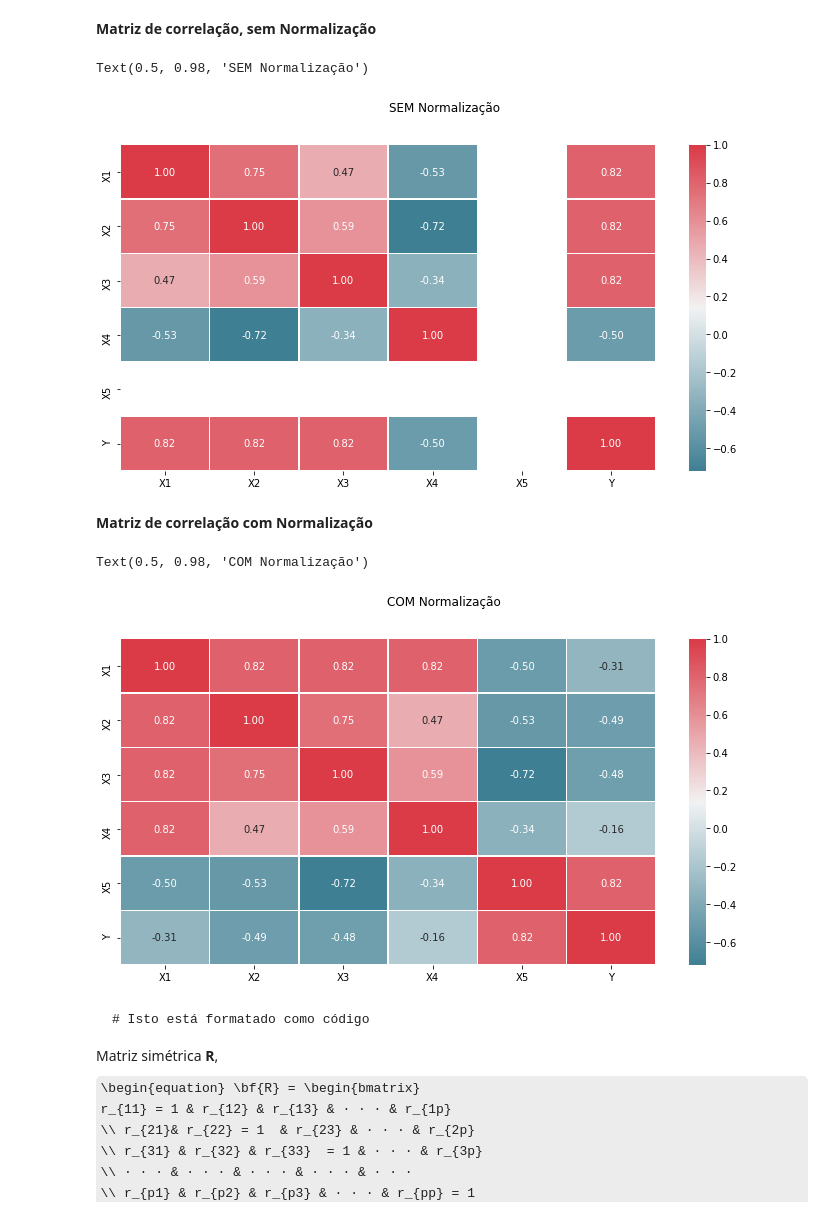
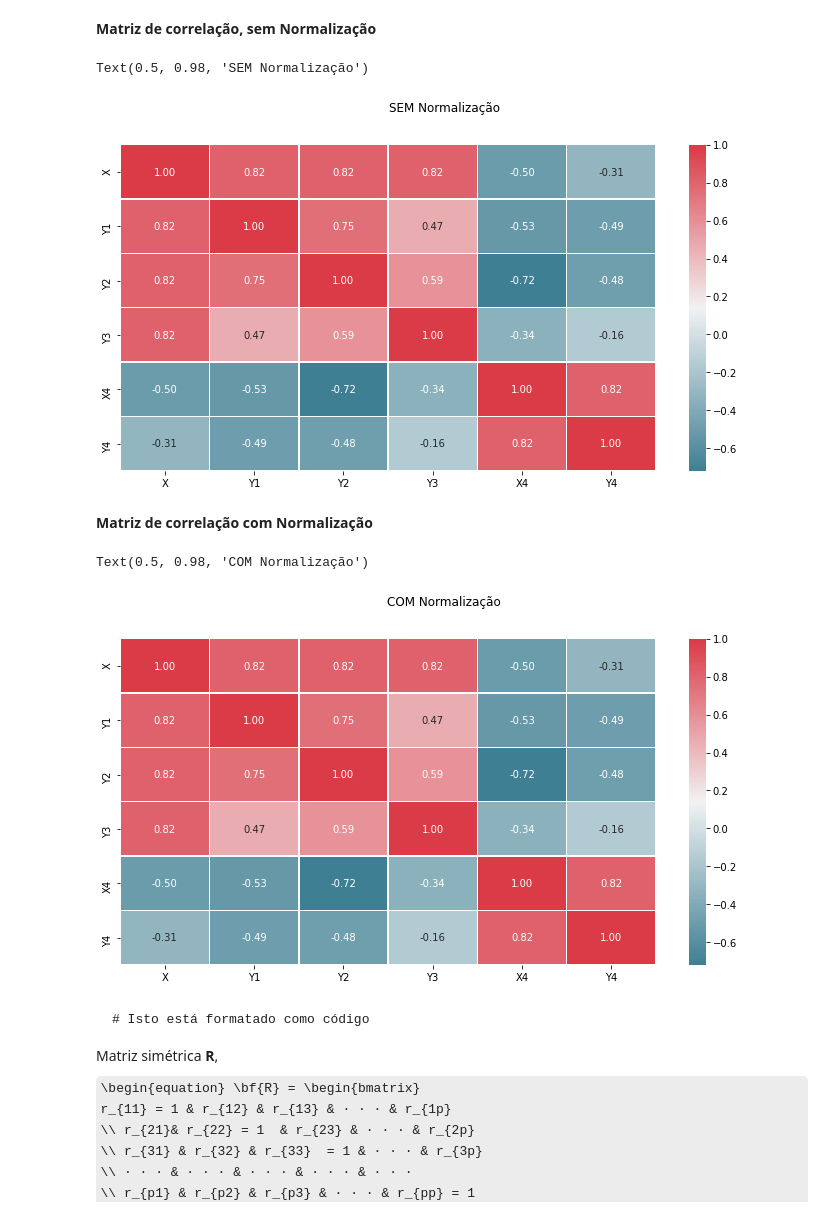
Before and after one commit to luizleroy/predictive_analytics, a Jupyter notebook: new.ipynb, the cells around one changed output. Cells and saved outputs as stored; diff of their text form; code cells hidden in the pictures; some formulas as TeX source.

Commit message:
Versão com matrizes de correlação. Apresentar para G. Gusmão...

```diff
--- a/new.ipynb
+++ b/new.ipynb
@@ -81,10 +81,10 @@ Y3 = output_data[22:33].values
 X4 = input_data[33:44].values
 Y4 = output_data[33:44].values
 ascombe = {
-            "Y": X1,
-            "X1":Y1,
-            "X2":Y2,
-            "X3":Y3,
+            "X": X1,
+            "Y1":Y1,
+            "Y2":Y2,
+            "Y3":Y3,
             "X4":X4,
             "Y4":Y4,
 }
@@ -120,29 +120,29 @@ data_para_treinamento_ascombe.describe()
 # %% [markdown]
 **Matriz de correlação, sem Normalização**
 # %%
-df = pd.DataFrame(data_para_treinamento_ascombe,columns=['X1','X2','X3','X4','X5', 'Y'])
+df = pd.DataFrame(data_para_treinamento_ascombe,columns=['X','Y1','Y2', 'Y3', 'X4', 'Y4'])
 corrMatrix = df.corr()
-cmap = sn.diverging_palette(220,10,as_cmap=True)
+cmap = sns.diverging_palette(220,10,as_cmap=True)
 fig, ax = plt.subplots(figsize=(12,6))
-sn.heatmap(corrMatrix,annot=True,linewidths=0.5,ax=ax,fmt='.2f',cmap=cmap)
+sns.heatmap(corrMatrix,annot=True,linewidths=0.5,ax=ax,fmt='.2f',cmap=cmap)
 fig.suptitle("SEM Normalização")
 # %% [output]
 Text(0.5, 0.98, 'SEM Normalização')
-[figure, old version]
+[figure, new version]
 # %% [markdown]
 **Matriz de correlação com Normalização**
 # %%
 scaler = StandardScaler()
 fit = scaler.fit_transform(data_para_treinamento_ascombe)
-df = pd.DataFrame(fit,columns=['X1','X2','X3','X4','X5', 'Y'])
-corrMatrix = df.corr()
-cmap = sn.diverging_palette(220,10,as_cmap=True)
+dfn = pd.DataFrame(fit,columns=['X','Y1','Y2', 'Y3', 'X4', 'Y4'])
+corrMatrix = dfn.corr()
+cmap = sns.diverging_palette(220,10,as_cmap=True)
 fig, ax = plt.subplots(figsize=(12,6))
-sn.heatmap(corrMatrix,annot=True,linewidths=0.5,ax=ax,fmt='.2f',cmap=cmap)
+sns.heatmap(corrMatrix,annot=True,linewidths=0.5,ax=ax,fmt='.2f',cmap=cmap)
 fig.suptitle("COM Normalização")
 # %% [output]
 Text(0.5, 0.98, 'COM Normalização')
-[figure, old version]
+[figure, new version]
 # %% [markdown]
 
 
```
Also changed, not shown: parts of 8 cells of this notebook.
